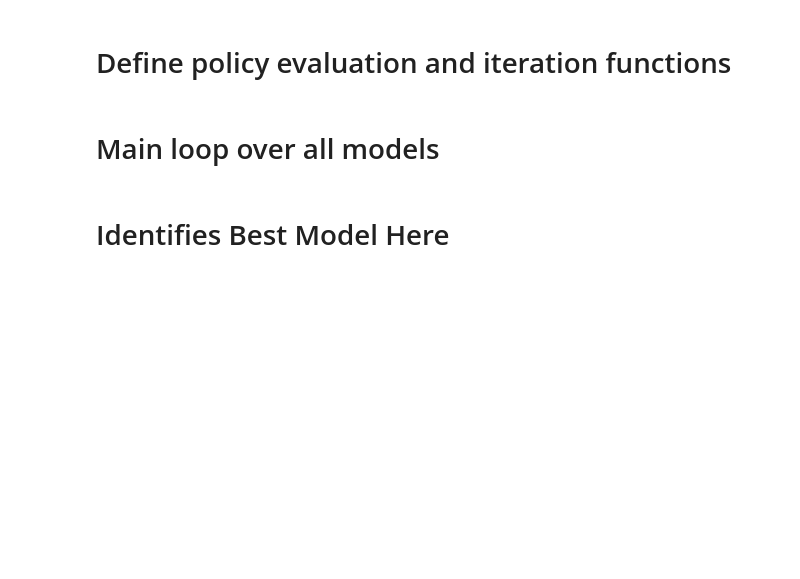
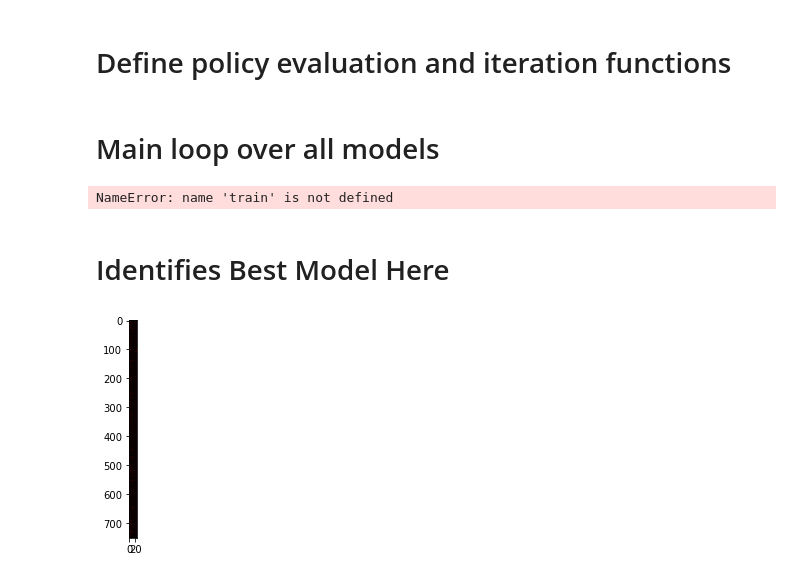
Before and after one commit to faaizT/AI_Clinician, a Jupyter notebook: AIClinician_core.ipynb, the cells around one changed output. Saved outputs shown, nothing was run; the diff lists cells and outputs as text; code cells hidden in the pictures; blank space fills up the shorter version.

```diff
--- a/AIClinician_core.ipynb
+++ b/AIClinician_core.ipynb
@@ -458,10 +458,12 @@ for model in range(nr_reps):
                    'transitionr2': transitionr2,\
                    'R': R,\
                    'kmeans': kmeans,\
-                   'train': train,\
+                   'train': trainidx,\
                    'qldata_train': qldata_train,\
                    'qldata_test': qldata_test}
         allpols = allpols.append(poldata, ignore_index=True)
+# %% [output]
+NameError: name 'train' is not defined
 # %% [markdown]
 # Identifies Best Model Here
 # %%
@@ -472,0 +471,5 @@ plt.show()
+# %%
+import seaborn as sns
+ax = sns.heatmap(Qon)
+# %% [output]
+[figure, added]
```
Also changed, not shown: parts of 4 cells of this notebook.
